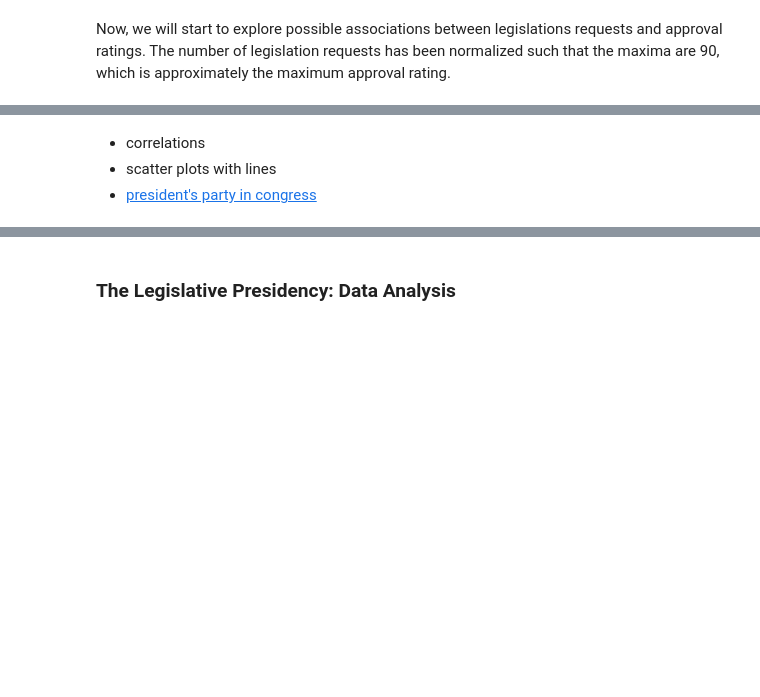
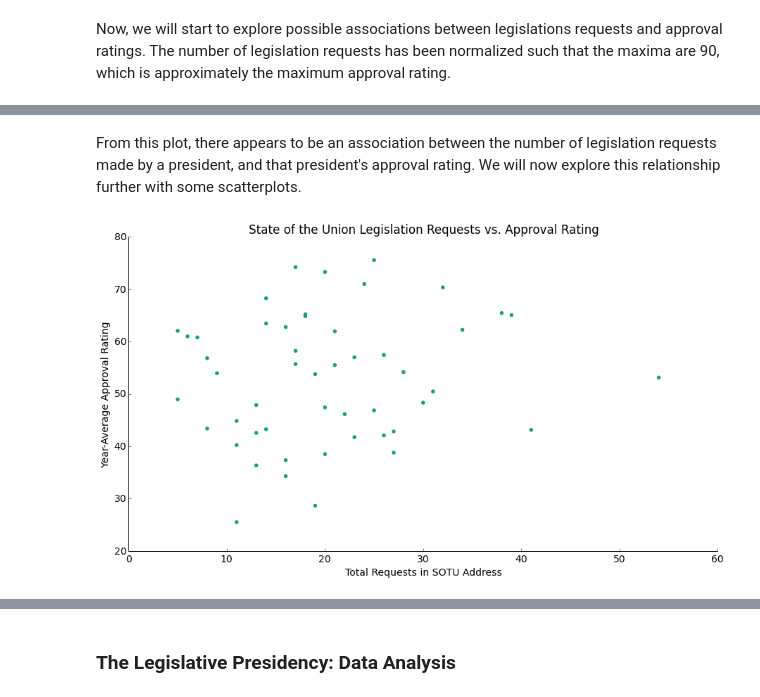
Before and after one commit to rlucioni/executive-evolution, a Jupyter notebook: matt_changes.ipynb, the cells around one changed output, grey strips where cells are left out. Cells and saved outputs as stored; diff of their text form; code cells hidden in the pictures; blank space fills up the shorter version.

```diff
--- a/matt_changes.ipynb
+++ b/matt_changes.ipynb
@@ -2261,4 +2320,39 @@ NameError: name 'plt' is not defined
-# %% [markdown]
-* correlations
-* scatter plots with lines
-* [president's party in congress](http://www.infoplease.com/ipa/A0774721.html)
+# %% [markdown]
+From this plot, there appears to be an association between the number of legislation requests made by a president, and that president's approval rating. We will now explore this relationship further with some scatterplots.
+# %%
+plotdf = gallup[['poll_begin', 'rating_approve']]
+plotdf['year'] = [x.year for x in plotdf.poll_begin]
+
+# year average approval
+year_average_approvals = {}
+for x in list(set(plotdf.year)):
+    subset = plotdf[plotdf.year == x]
+    average = np.mean(subset.rating_approve)
+    year_average_approvals[x] = average
+
+averages = [year_average_approvals[x] for x in plotdf.year]
+plotdf['year_average_approval'] = averages
+
+# two-year average approval
+two_year_average_approvals = {}
+for x in list(set(plotdf.year)):
+    #subset = plotdf[(plotdf.year == x or plotdf.year == (x + 1))]
+    if x % 2 == 1:
+        sub1 = plotdf[plotdf.year == x]
+        sub2 = plotdf[plotdf.year == (x + 1)]
+        average = np.mean(list(sub1.rating_approve) + list(sub2.rating_approve))
+        two_year_average_approvals[x] = average
+        two_year_average_approvals[x + 1] = average
+
+averages = [two_year_average_approvals[x] for x in plotdf.year]
+plotdf['two_year_average_approvals'] = averages
+# %%
+SOTU_requests['year_average_approval'] = [year_average_approvals[x] for x in SOTU_requests.year]
+# %%
+plt.scatter(list(SOTU_requests.total_requests), list(SOTU_requests.year_average_approval), color=dark2_colors[0])
+plt.xlabel('Total Requests in SOTU Address')
+plt.ylabel('Year-Average Approval Rating')
+plt.title('State of the Union Legislation Requests vs. Approval Rating')
+remove_border()
+# %% [output]
+[figure, added]
```
Also changed, not shown: parts of 18 cells of this notebook.
